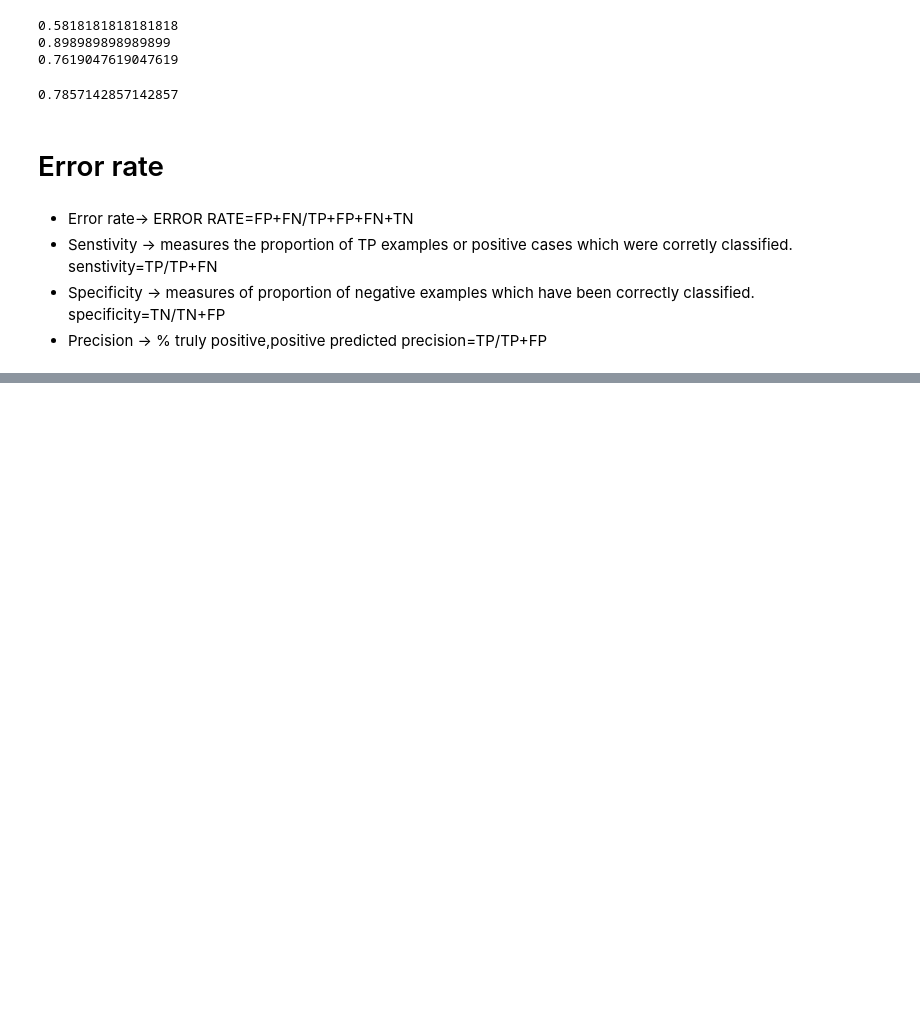
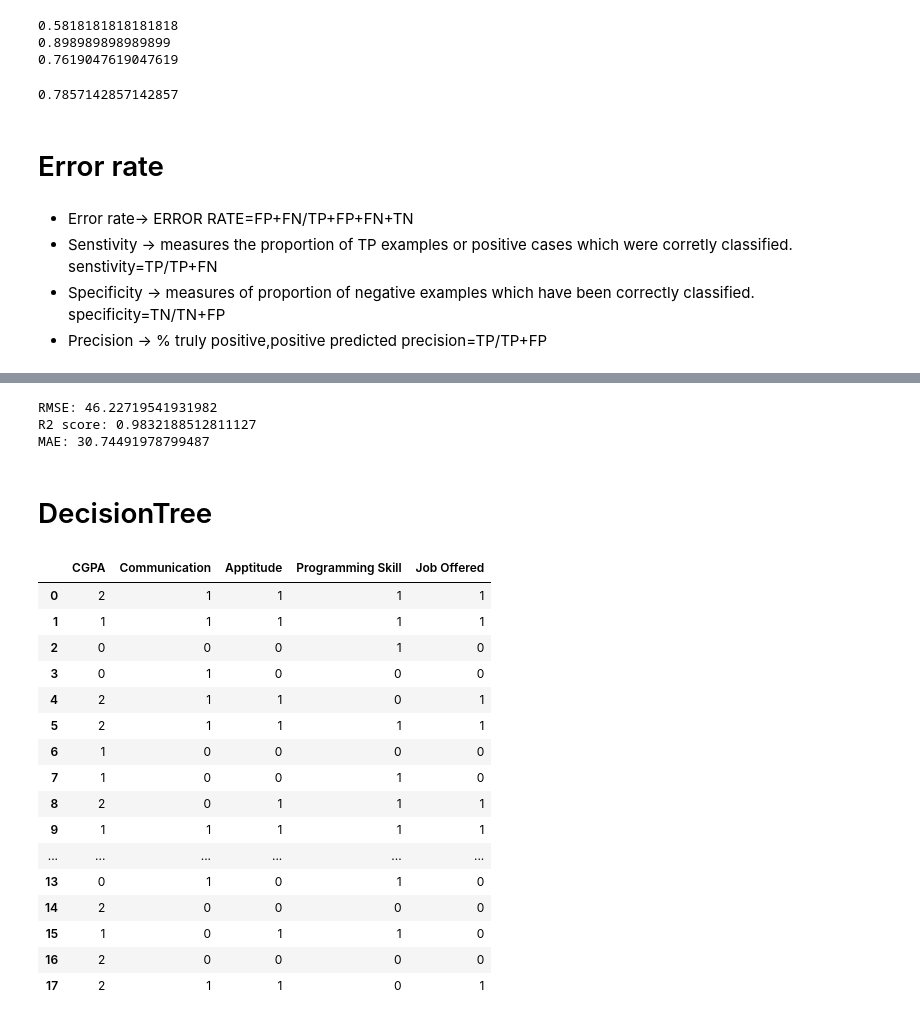
Before and after one commit to Suparshv/FCSP-2, a Jupyter notebook: CH6.ipynb, the cells around one changed output, grey strips where cells are left out. Saved outputs shown, nothing was run; the diff lists cells and outputs as text; code cells hidden in the pictures; blank space fills up the shorter version.

```diff
--- a/CH6.ipynb
+++ b/CH6.ipynb
@@ -183,0 +627,33 @@ print(i)
+# %%
+from sklearn.metrics import mean_squared_error,r2_score,mean_absolute_error
+import numpy as np
+print('RMSE:',np.sqrt(mean_squared_error(y,y_pred)))
+print('R2 score:',r2_score(y,y_pred))
+print('MAE:',mean_absolute_error(y,y_pred))
+# %% [output]
+RMSE: 46.22719541931982
+R2 score: 0.9832188512811127
+MAE: 30.74491978799487
+# %% [markdown]
+# DecisionTree
+# %%
+df=pd.read_csv("DecisionTreeDataset -Num.csv")
+df
+# %% [output]
+|  | CGPA | Communication | Apptitude | Programming Skill | Job Offered |
+| 0 | 2 | 1 | 1 | 1 | 1 |
+| 1 | 1 | 1 | 1 | 1 | 1 |
+| 2 | 0 | 0 | 0 | 1 | 0 |
+| 3 | 0 | 1 | 0 | 0 | 0 |
+| 4 | 2 | 1 | 1 | 0 | 1 |
+| 5 | 2 | 1 | 1 | 1 | 1 |
+| 6 | 1 | 0 | 0 | 0 | 0 |
+| 7 | 1 | 0 | 0 | 1 | 0 |
+| 8 | 2 | 0 | 1 | 1 | 1 |
+| 9 | 1 | 1 | 1 | 1 | 1 |
+| ... | ... | ... | ... | ... | ... |
+| 13 | 0 | 1 | 0 | 1 | 0 |
+| 14 | 2 | 0 | 0 | 0 | 0 |
+| 15 | 1 | 0 | 1 | 1 | 0 |
+| 16 | 2 | 0 | 0 | 0 | 0 |
+| 17 | 2 | 1 | 1 | 0 | 1 |
```
Also changed, not shown: parts of 40 cells of this notebook, 6 other files.
